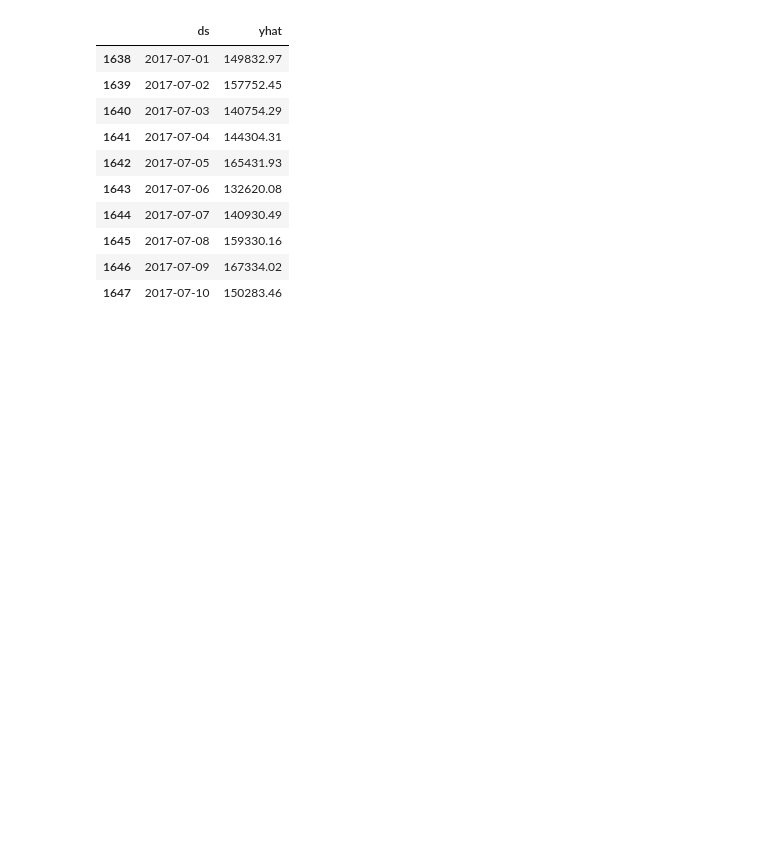
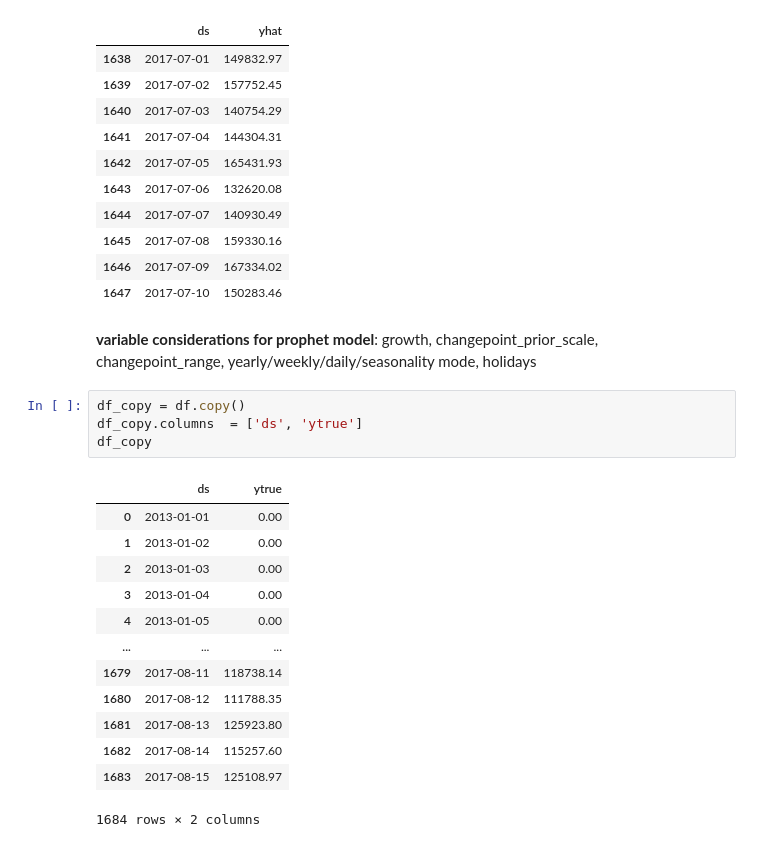
Before and after one commit to rawbil/models_V1, a Jupyter notebook: RIIE/demand-forecasting/1.0.ipynb, the cells around one changed output. Saved outputs shown, nothing was run; the diff lists cells and outputs as text; blank space fills up the shorter version.

```diff
--- a/RIIE/demand-forecasting/1.0.ipynb
+++ b/RIIE/demand-forecasting/1.0.ipynb
@@ -552,3 +556,23 @@ predicted_df.head(10)
 | 1645 | 2017-07-08 | 159330.16 |
 | 1646 | 2017-07-09 | 167334.02 |
 | 1647 | 2017-07-10 | 150283.46 |
+# %% [markdown]
+**variable considerations for prophet model**: growth, changepoint_prior_scale, changepoint_range, yearly/weekly/daily/seasonality mode, holidays
+# %%
+df_copy = df.copy()
+df_copy.columns  = ['ds', 'ytrue']
+df_copy
+# %% [output]
+|  | ds | ytrue |
+| 0 | 2013-01-01 | 0.00 |
+| 1 | 2013-01-02 | 0.00 |
+| 2 | 2013-01-03 | 0.00 |
+| 3 | 2013-01-04 | 0.00 |
+| 4 | 2013-01-05 | 0.00 |
+| ... | ... | ... |
+| 1679 | 2017-08-11 | 118738.14 |
+| 1680 | 2017-08-12 | 111788.35 |
+| 1681 | 2017-08-13 | 125923.80 |
+| 1682 | 2017-08-14 | 115257.60 |
+| 1683 | 2017-08-15 | 125108.97 |
+1684 rows × 2 columns
```
Also changed, not shown: parts of 11 cells of this notebook.
